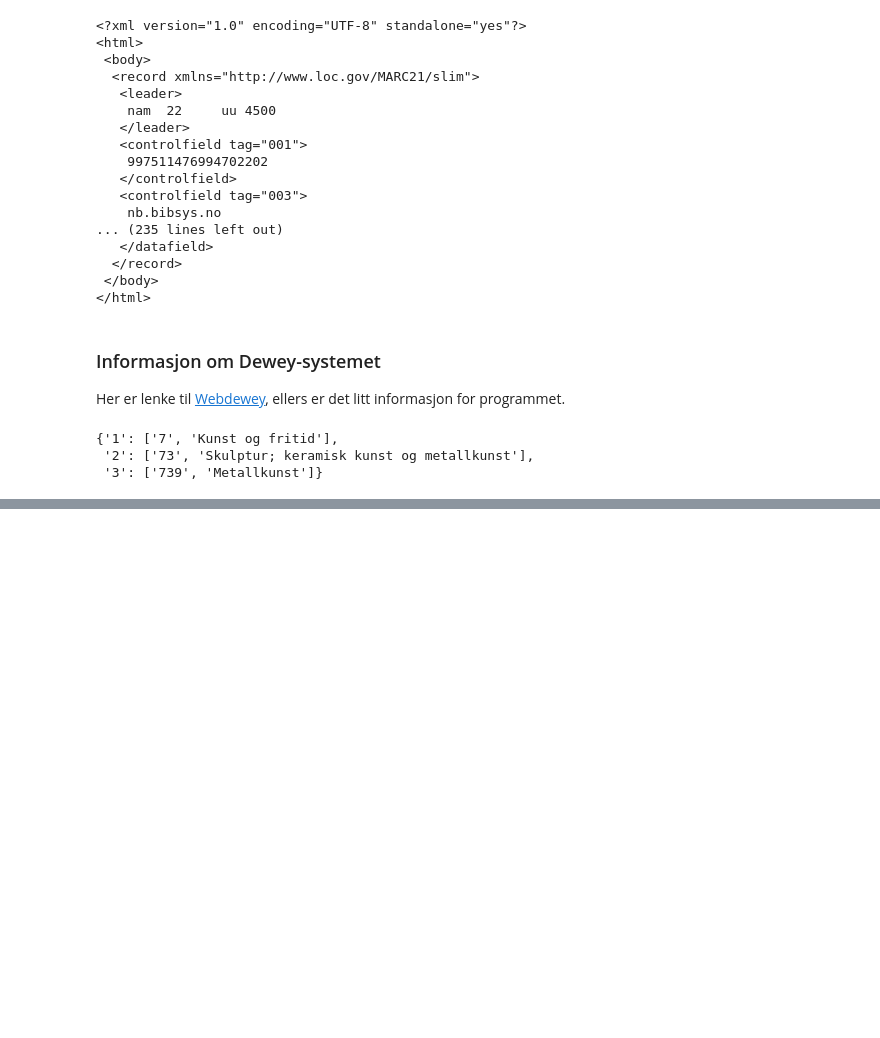
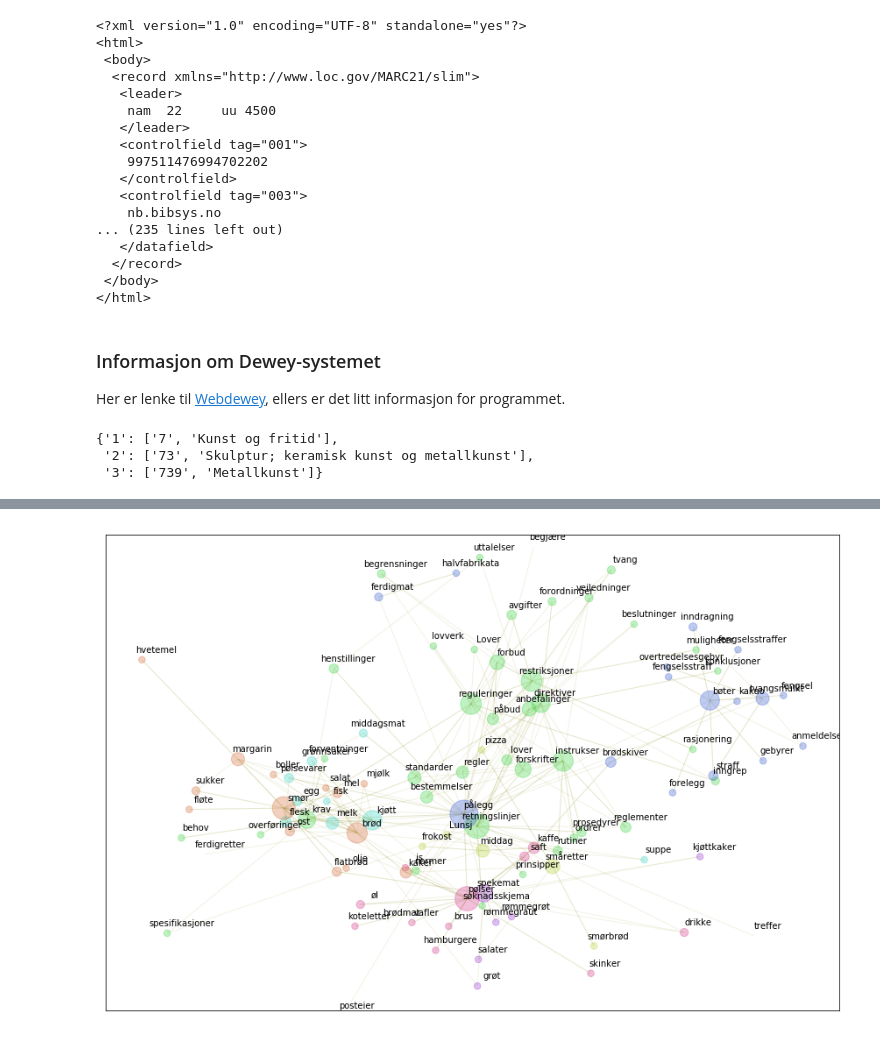
Before and after one commit to Yoonsen/Oslomet, a Jupyter notebook: Oslomet_metadata_kunnskapsorganisering-arkiv.ipynb, the cells around one changed output, grey strips where cells are left out. Cells and saved outputs as stored; diff of their text form; code cells hidden in the pictures; blank space fills up the shorter version.

```diff
--- a/Oslomet_metadata_kunnskapsorganisering-arkiv.ipynb
+++ b/Oslomet_metadata_kunnskapsorganisering-arkiv.ipynb
@@ -114,0 +199,9 @@ nb.dewey(739)
+# %%
+def show_graph(G, spread=0.2, fontsize=10, deltax=0.04, deltay=0.04):
+    return gnl.draw_graph_centrality2(G, gnl.mcommunity(G),k = spread, fontsize=fontsize, deltax=deltax, deltay=deltay)
+# %%
+G = nb.make_graph('pålegg')
+# %%
+show_graph(G, spread=1.2)
+# %% [output]
+[figure, added]
```
Also changed, not shown: parts of 47 cells of this notebook, 2 other files.
